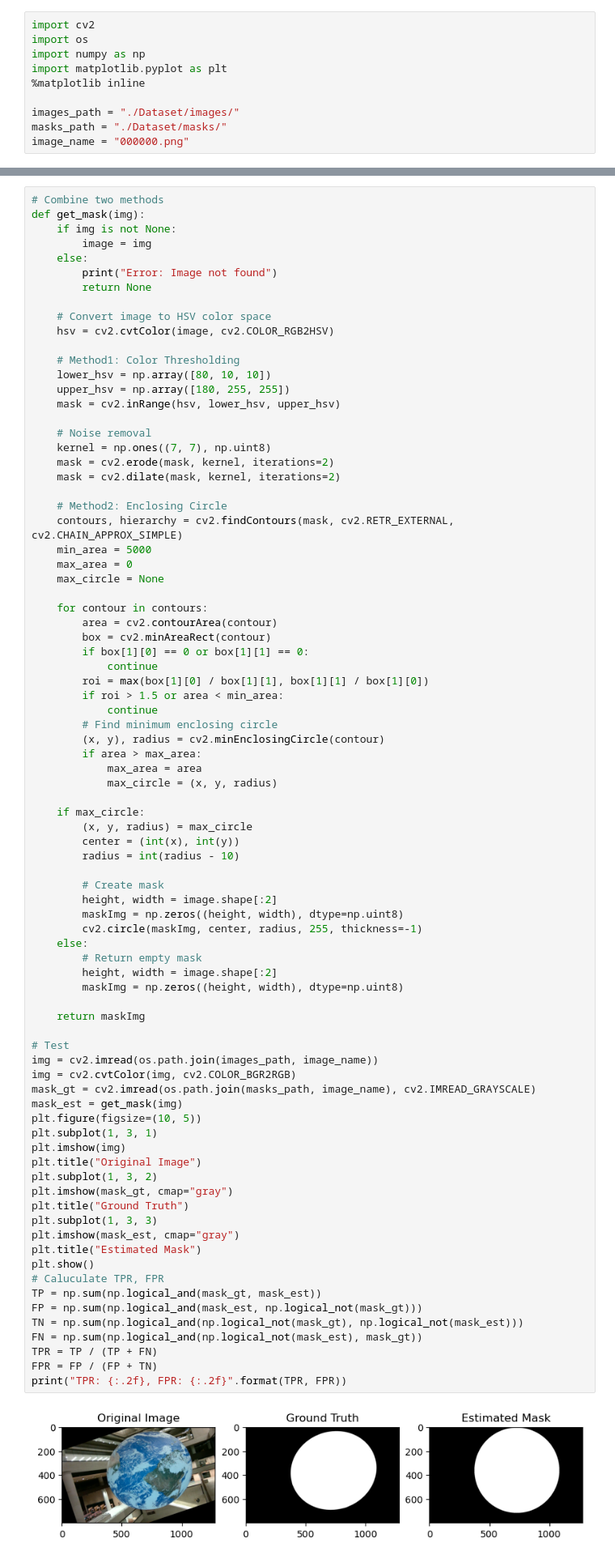
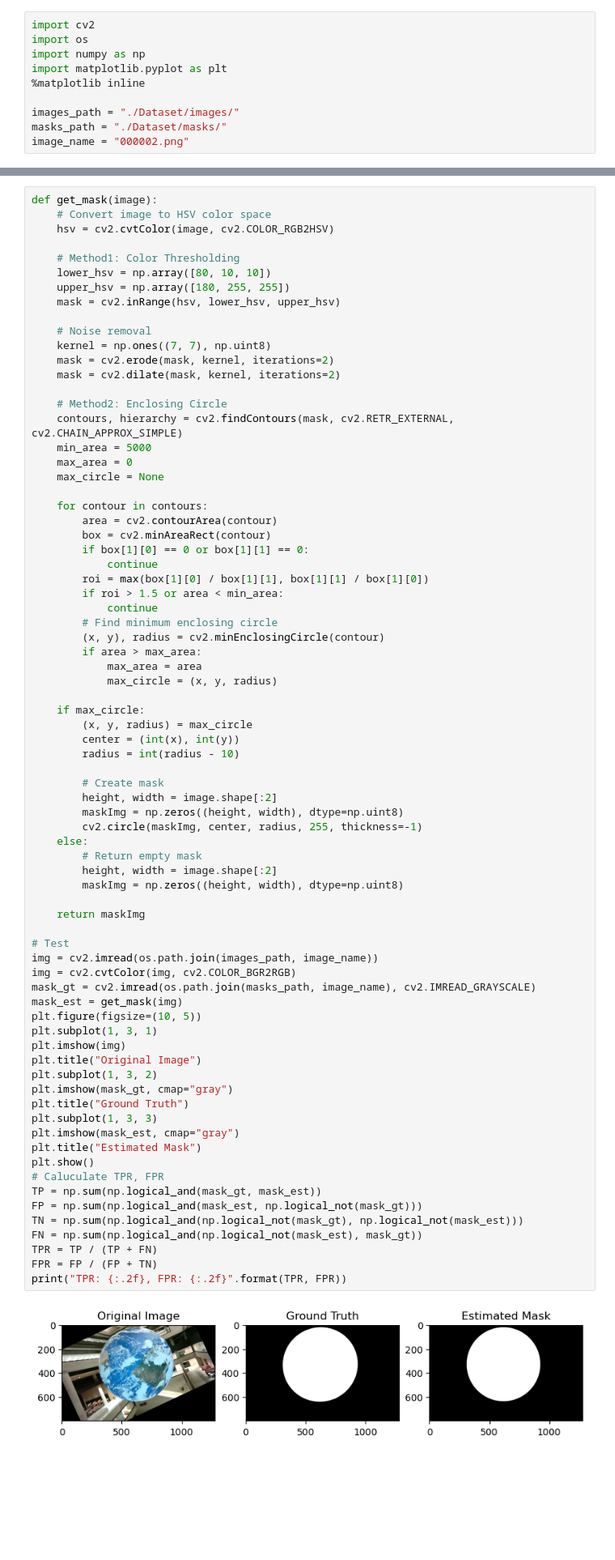
Before and after one commit to coder2Young/comp0241_24_grp6, a Jupyter notebook: final/task1.ipynb, the cells around one changed output, grey strips where cells are left out. Shown: that part at 81% size. Cells and saved outputs as stored; diff of their text form; blank space fills up the shorter version.

```diff
--- a/final/task1.ipynb
+++ b/final/task1.ipynb
@@ -9,7 +9,7 @@ import matplotlib.pyplot as plt
 
 images_path = "./Dataset/images/"
 masks_path = "./Dataset/masks/"
-image_name = "000000.png"
+image_name = "000002.png"
 # %%
 # Method1: Colort Thresholding
 def color_thresh(img, hsv_low=(0, 0, 0), hsv_high=(255, 255, 255)):
@@ -117,12 +117,5 @@ TPR: 0.19, FPR: 0.26
 # %%
-# Combine two methods
-def get_mask(img):
-    if img is not None:
-        image = img
-    else:
-        print("Error: Image not found")
-        return None
-
+def get_mask(image):
     # Convert image to HSV color space
     hsv = cv2.cvtColor(image, cv2.COLOR_RGB2HSV)
 
@@ -170,31 +163,31 @@ def get_mask(img):
         height, width = image.shape[:2]
         maskImg = np.zeros((height, width), dtype=np.uint8)
 
     return maskImg
 
 # Test
 img = cv2.imread(os.path.join(images_path, image_name))
 img = cv2.cvtColor(img, cv2.COLOR_BGR2RGB)
 mask_gt = cv2.imread(os.path.join(masks_path, image_name), cv2.IMREAD_GRAYSCALE)
 mask_est = get_mask(img)
 plt.figure(figsize=(10, 5))
 plt.subplot(1, 3, 1)
 plt.imshow(img)
 plt.title("Original Image")
 plt.subplot(1, 3, 2)
 plt.imshow(mask_gt, cmap="gray")
 plt.title("Ground Truth")
 plt.subplot(1, 3, 3)
 plt.imshow(mask_est, cmap="gray")
 plt.title("Estimated Mask")
 plt.show()
 # Caluculate TPR, FPR
 TP = np.sum(np.logical_and(mask_gt, mask_est))
 FP = np.sum(np.logical_and(mask_est, np.logical_not(mask_gt)))
 TN = np.sum(np.logical_and(np.logical_not(mask_gt), np.logical_not(mask_est)))
 FN = np.sum(np.logical_and(np.logical_not(mask_est), mask_gt))
 TPR = TP / (TP + FN)
 FPR = FP / (FP + TN)
 print("TPR: {:.2f}, FPR: {:.2f}".format(TPR, FPR))
 # %% [output]
-[figure, old version]
+[figure, new version]
```
Also changed, not shown: parts of 4 cells of this notebook.
